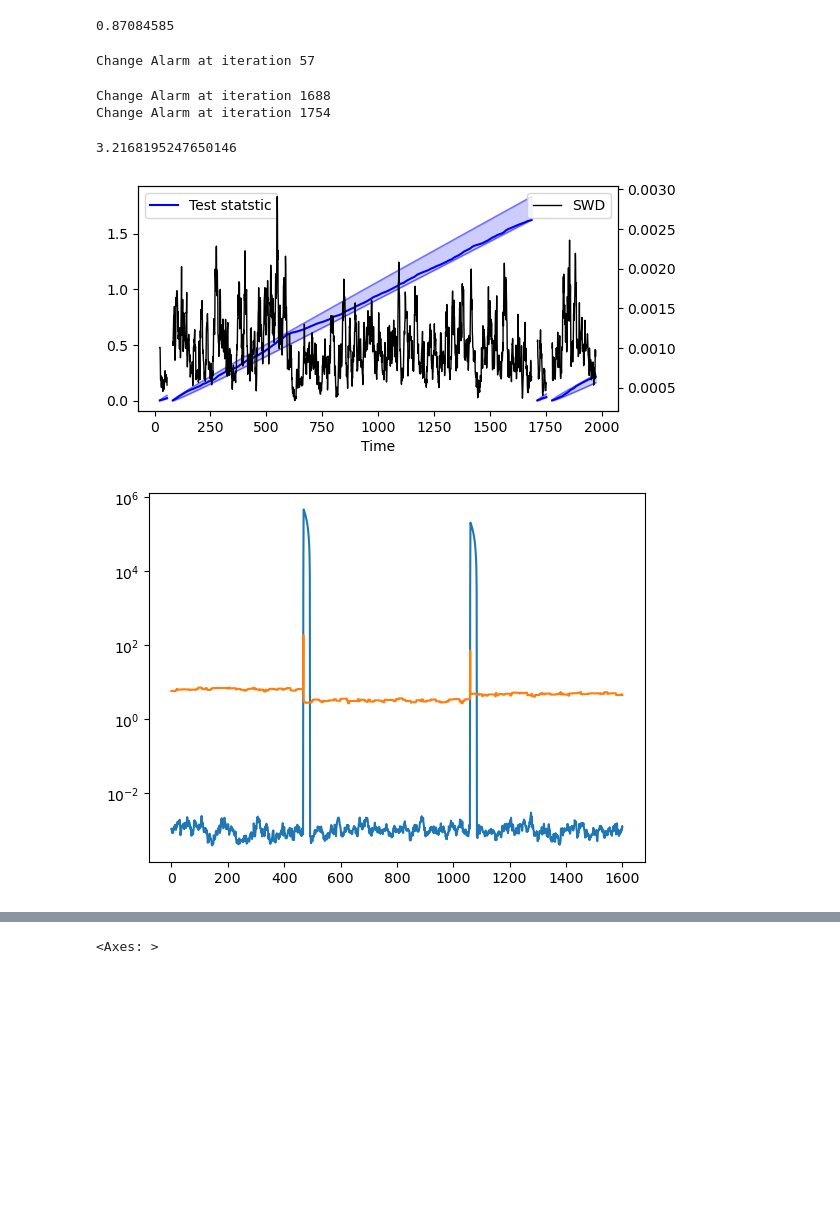
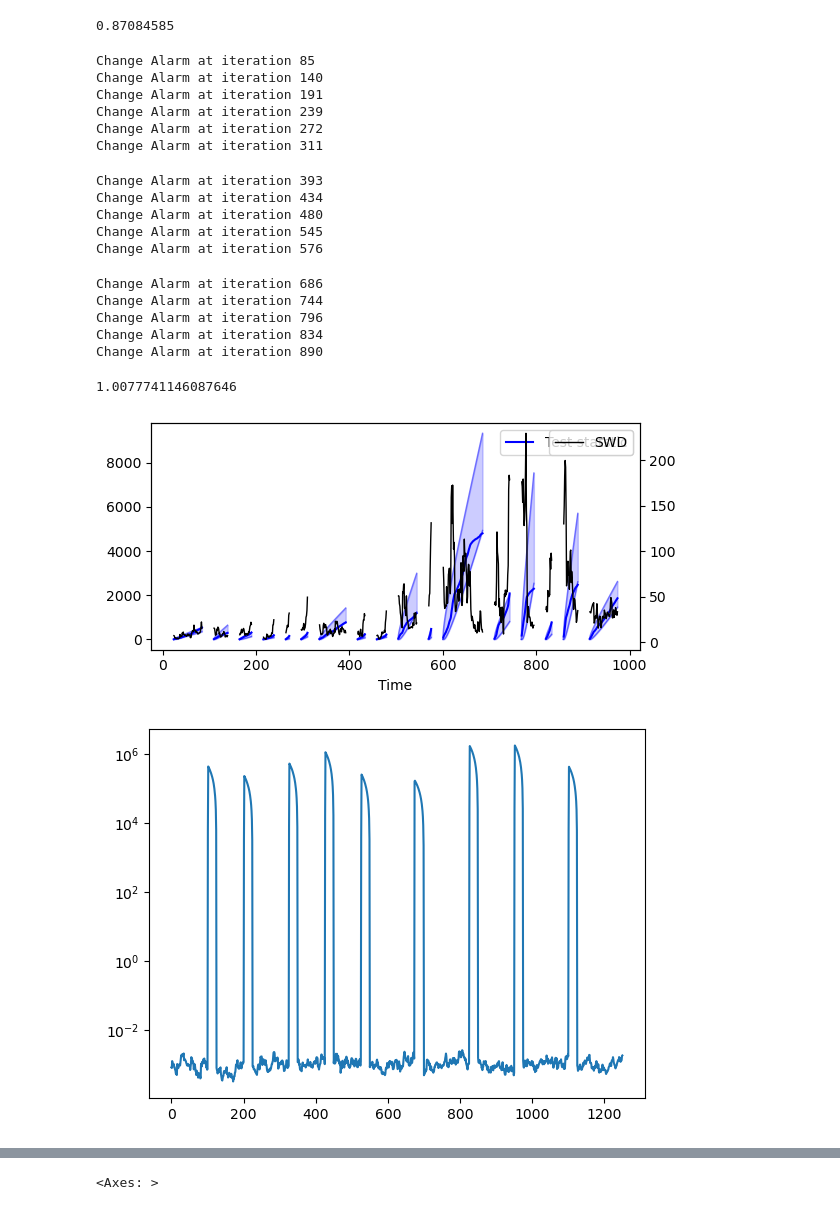
Before and after one commit to jsve96/SWDCPD, a Jupyter notebook: ChangeDetection/SynthetyExperiments.ipynb, the cells around one changed output, grey strips where cells are left out. Drawn from its saved outputs; the diff is of its cells as text; code cells hidden in the pictures; blank space fills up the shorter version.

```diff
--- a/ChangeDetection/SynthetyExperiments.ipynb
+++ b/ChangeDetection/SynthetyExperiments.ipynb
@@ -9,7 +9,7 @@ import matplotlib.pyplot as plt
 from sklearn.datasets import make_blobs, make_classification, make_multilabel_classification
 import pandas as pd
 # %%
-data = make_blobs(2000,10,random_state=0,cluster_std=0.1,centers=1,center_box=(-10,10))
+data = make_blobs(2000,10,random_state=0,cluster_std=0.1,centers=10,center_box=(-1,1))
 # %%
 df_samples = pd.DataFrame((data[0]))
 df_samples['target'] = data[1][:,np.newaxis]
@@ -21,12 +21,18 @@ df_sequential.plot()
 # %%
-d= 25
+d= 10
 mu = np.zeros(d)
-#mu[0] = 2
+#mu[0] = 1
+#mu[1] = 1
+
 
 COV = np.eye(d)
 COV[0,0] = 3
 COV[1,1] = 5
-df_sequential = pd.DataFrame(np.vstack((np.random.multivariate_normal(np.zeros(d),np.eye(d),size=500),np.random.multivariate_normal(mu,COV,size=500)))).astype('float32')
+
+COV2 = COV.copy()
+COV2[2,2] = 2
+COV2[0,0] = 1
+df_sequential = pd.DataFrame(np.vstack((np.random.multivariate_normal(np.zeros(d),np.eye(d),size=500),np.random.multivariate_normal(mu,COV,size=500),np.random.multivariate_normal(mu,COV2,size=500)))).astype('float32')
 
 df_sequential.head()
 # %% [output]
@@ -74,7 +82,7 @@ segments=0
 t0=int(LENGHT*0.5)-1
 begin = time.time()
 loss_segments = []
-THETA = sample_theta_torch(df_sequential.to_numpy(), 10000)
+THETA = sample_theta_torch(df_sequential.to_numpy(), 1000)
 for i, d in enumerate(tqdm(train_dataloader_ts)):
     # Skip iterations if `skip_count` is active
     if skip_count > 0:
@@ -87,7 +95,7 @@ for i, d in enumerate(tqdm(train_dataloader_ts)):
     loss = project_and_calc_dist_torch(x_ref, x_cur, THETA, p=4, device=device).sum(axis=0).detach().cpu().numpy()
     loss_segments.append(loss)
     SWDs.append(loss.mean())
-    test_stat.append(calc_statistic(0.05,x_cur.detach().cpu().numpy()))
+    #test_stat.append(calc_statistic(0.05,x_cur.detach().cpu().numpy()))
     # Calibration phase
     if not calibrated:
         alpha_hat, beta_hat = mom_estimates(loss)
@@ -110,38 +118,51 @@ for i, d in enumerate(tqdm(train_dataloader_ts)):
         t += 1
 
         # Check if a change point is detected
         if cumsum >= u or cumsum <= l:
             print(f"Change Alarm at iteration {i + int(LENGHT*0.5)}")
             #print(mom_estimates(loss))
             #print(mom_estimates(np.hstack(loss_segments)))
 
             segmentation[segments] = {'t0':t0,'t1':i+int(LENGHT*0.5),'statistic':np.cumsum(SWDs),'lower':lower_CI,'upper':upper_CI,'SWDs':SWDs}
             calibrated = False  # Reset calibration
             cumsum = 0
             t = 0
             skip_count = int(LENGHT*0.5)  # Skip the next 15 iterations
             SWDs = []
             segments+=1
             t0=i+LENGHT
 
 
 segmentation[segments] = {'t0':t0,'t1':i+int(LENGHT*0.5),'statistic':np.cumsum(SWDs),'lower':lower_CI,'upper':upper_CI,'SWDs':SWDs}
 end = time.time()
 print(end-begin)
 
 fig, ax = plt.subplots(figsize=(6,3))
 ax2 = ax.twinx()
 plot_statistic(ax,segmentation,ax2)
 ax.legend()
 ax2.legend()
 ax.set_xlabel('Time')
 fig.tight_layout()
 # %% [output]
-Change Alarm at iteration 57
+Change Alarm at iteration 85
+Change Alarm at iteration 140
+Change Alarm at iteration 191
+Change Alarm at iteration 239
+Change Alarm at iteration 272
+Change Alarm at iteration 311
-Change Alarm at iteration 1688
-Change Alarm at iteration 1754
+Change Alarm at iteration 393
+Change Alarm at iteration 434
+Change Alarm at iteration 480
+Change Alarm at iteration 545
+Change Alarm at iteration 576
-3.2168195247650146
+Change Alarm at iteration 686
+Change Alarm at iteration 744
+Change Alarm at iteration 796
+Change Alarm at iteration 834
+Change Alarm at iteration 890
+1.0077741146087646
-[figure, old version]
+[figure, new version]
 # %%
 plt.plot([l.mean() for l in loss_segments])
 plt.plot(test_stat)
@@ -150,7 +171,7 @@ plt.yscale('log')
 #plt.axhline(2*(LENGHT/2)**(-1/4))
 #plt.axhline(22.2)
 # %% [output]
-[figure, old version]
+[figure, new version]
 # %%
 loss_segments = []
 alphas= []
```
Also changed, not shown: parts of 7 cells of this notebook, 1 other file.
